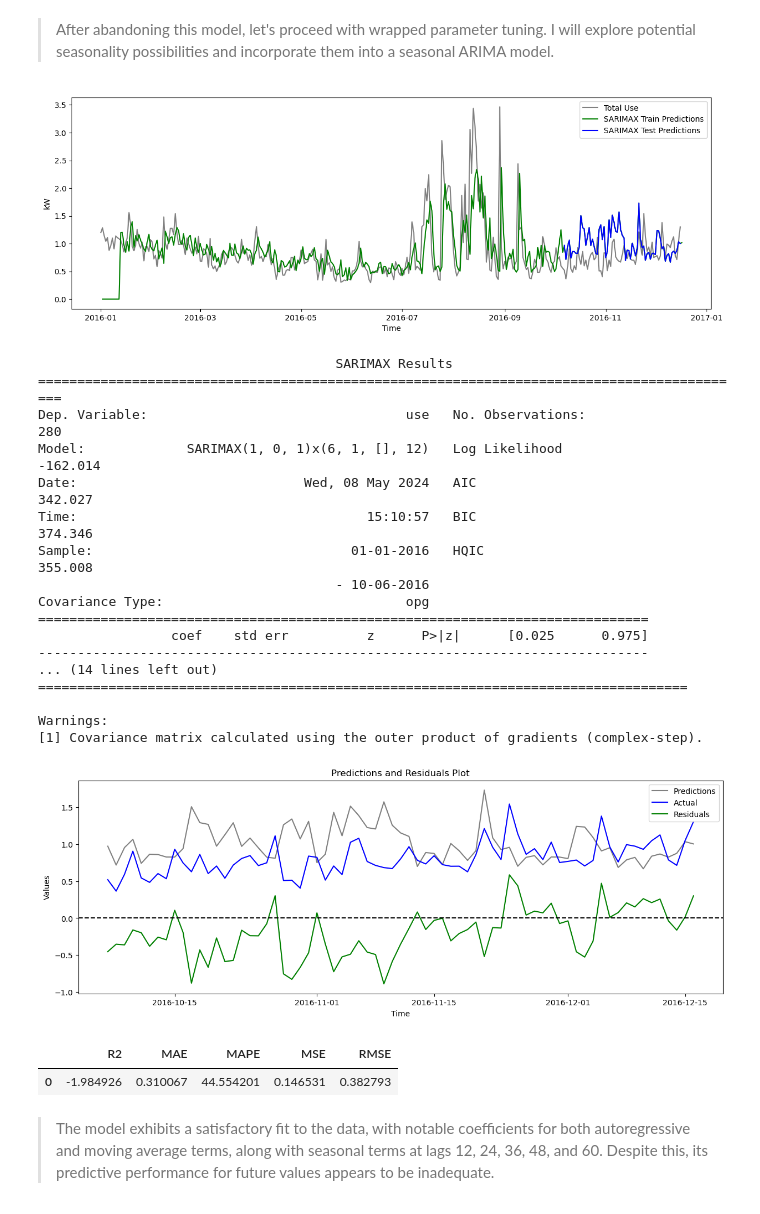
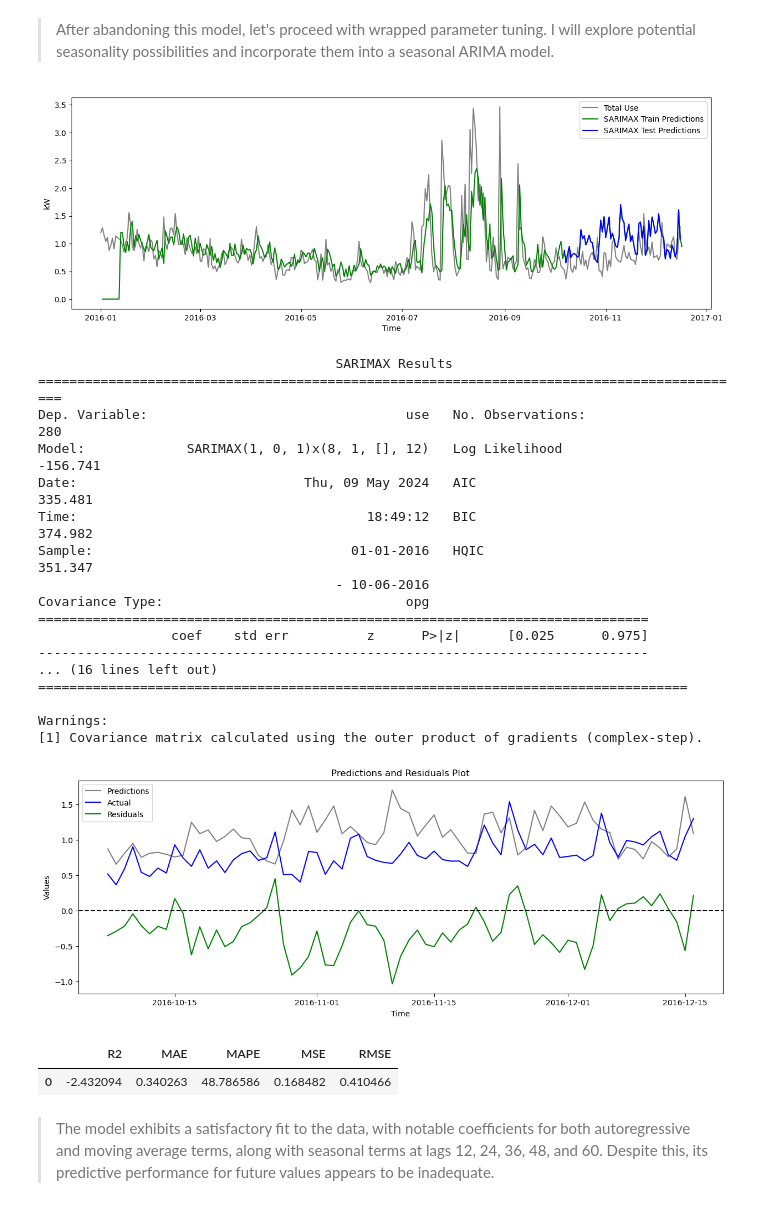
Before and after one commit to computationalgoblin/Smart-Home-Energy-Consumption-Project, a Jupyter notebook: notebooks/model.ipynb, the cells around one changed output. Saved outputs shown, nothing was run; the diff lists cells and outputs as text; code cells hidden in the pictures.

Commit message:
update modeling

```diff
--- a/notebooks/model.ipynb
+++ b/notebooks/model.ipynb
@@ -192,28 +198,28 @@ Warnings:
 # %%
-sarimax,sarimax_metrics = sarimax_model(train_data, test_data, use_data_daily, order=(1,0,1),seasonal_order=(6,1,0,12))
+sarimax,sarimax_metrics = sarimax_model(train_data, test_data, use_data_daily, order=(1,0,1),seasonal_order=(8,1,0,12))
 sarimax_metrics
 # %% [output]
-[figure, old version]
+[figure, new version]
                                       SARIMAX Results
 ===========================================================================================
 Dep. Variable:                                 use   No. Observations:                  280
-Model:             SARIMAX(1, 0, 1)x(6, 1, [], 12)   Log Likelihood                -162.014
-Date:                             Wed, 08 May 2024   AIC                            342.027
-Time:                                     15:10:57   BIC                            374.346
-Sample:                                 01-01-2016   HQIC                           355.008
+Model:             SARIMAX(1, 0, 1)x(8, 1, [], 12)   Log Likelihood                -156.741
+Date:                             Thu, 09 May 2024   AIC                            335.481
+Time:                                     18:49:12   BIC                            374.982
+Sample:                                 01-01-2016   HQIC                           351.347
                                       - 10-06-2016
 Covariance Type:                               opg
 ==============================================================================
                  coef    std err          z      P>|z|      [0.025      0.975]
 ------------------------------------------------------------------------------
-... (14 lines left out)
+... (16 lines left out)
 ===================================================================================
 
 Warnings:
 [1] Covariance matrix calculated using the outer product of gradients (complex-step).
-[figure, old version]
+[figure, new version]
 |  | R2 | MAE | MAPE | MSE | RMSE |
-| 0 | -1.984926 | 0.310067 | 44.554201 | 0.146531 | 0.382793 |
+| 0 | -2.432094 | 0.340263 | 48.786586 | 0.168482 | 0.410466 |
 # %% [markdown]
 > The model exhibits a satisfactory fit to the data, with notable coefficients for both autoregressive and moving average terms, along with seasonal terms at lags 12, 24, 36, 48, and 60. Despite this, its predictive performance for future values appears to be inadequate.
 # %% [markdown]
```
Also changed, not shown: parts of 17 cells of this notebook, 1 other file.
